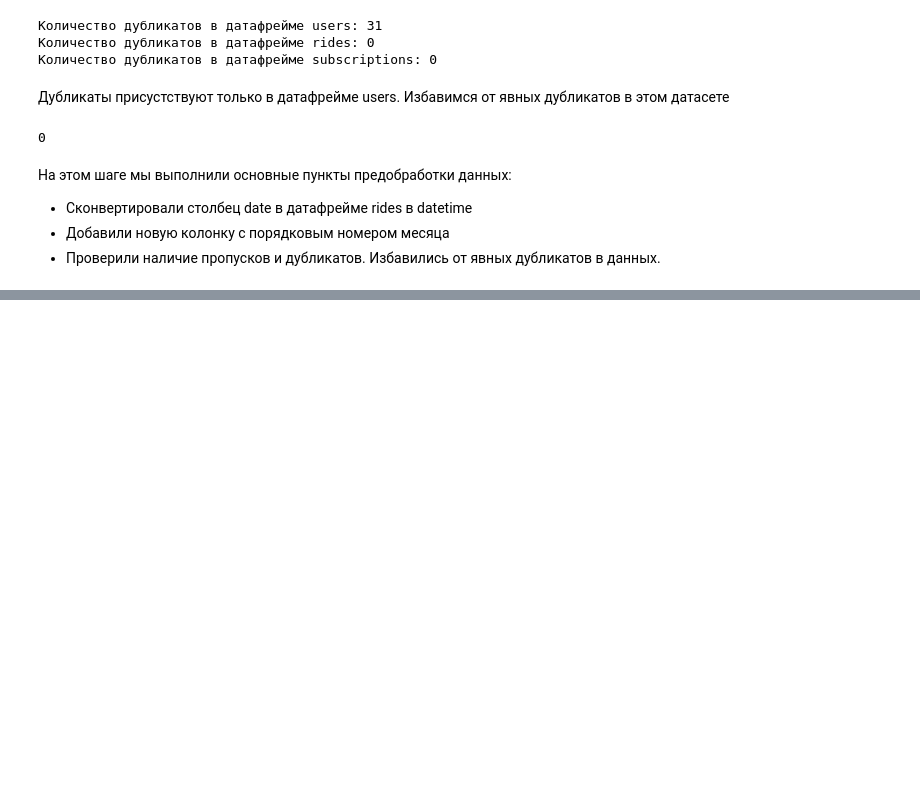
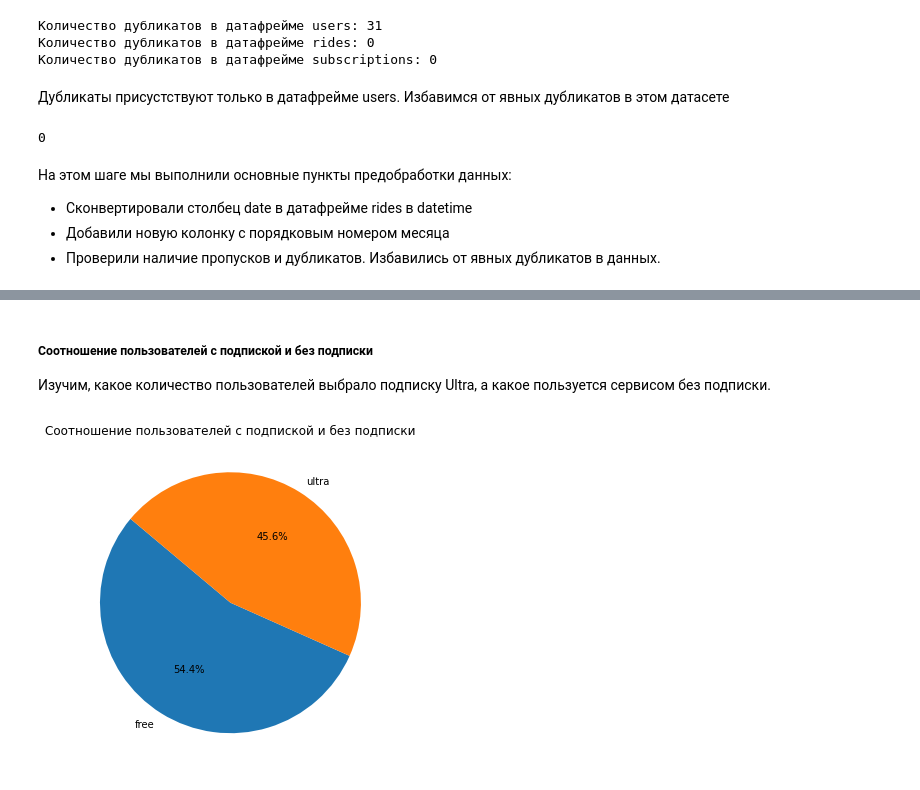
Before and after one commit to arina-fedorova/DataAnalysis, a Jupyter notebook: RU/Статистический анализ данных сервиса аренды самокатов/scooter_rental_analysis.ipynb, the cells around one changed output, grey strips where cells are left out. Drawn from its saved outputs; the diff is of its cells as text; code cells hidden in the pictures; blank space fills up the shorter version.

```diff
--- a/RU/Статистический анализ данных сервиса аренды самокатов/scooter_rental_analysis.ipynb
+++ b/RU/Статистический анализ данных сервиса аренды самокатов/scooter_rental_analysis.ipynb
@@ -257,0 +280,15 @@ users.duplicated().sum()
+# %% [markdown]
+##### Соотношение пользователей с подпиской и без подписки
+
+Изучим, какое количество пользователей выбрало подписку Ultra, а какое пользуется сервисом без подписки.
+# %%
+# Подсчет количества пользователей с разными типами подписок
+subscription_counts = users['subscription_type'].value_counts()
+
+# Визуализация: круговая диаграмма для соотношения пользователей с подпиской и без подписки
+plt.figure(figsize=(6, 6))
+plt.pie(subscription_counts, labels=subscription_counts.index, autopct='%1.1f%%', startangle=140)
+plt.title("Соотношение пользователей с подпиской и без подписки")
+plt.show()
+# %% [output]
+[figure, added]
```
Also changed, not shown: parts of 78 cells of this notebook, 2 other files.
